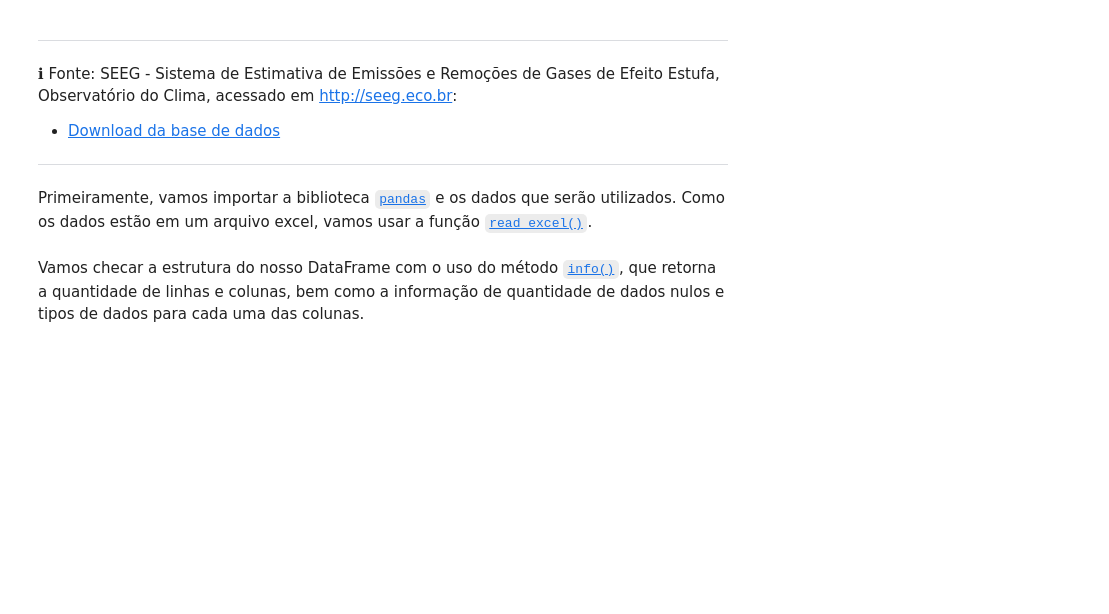
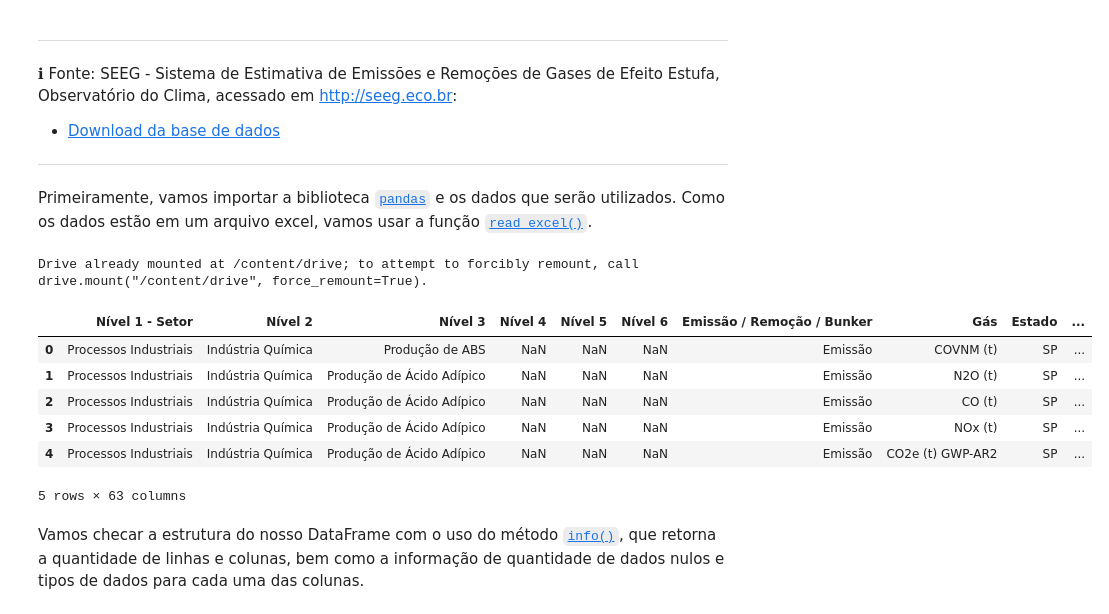
Before and after one commit to strawndri/python-ds-pandas-selecao-agrupamento-dados, a Jupyter notebook: Projeto_Python_Data_Science.ipynb, the cells around one changed output. Saved outputs shown, nothing was run; the diff lists cells and outputs as text; code cells hidden in the pictures; blank space fills up the shorter version.

```diff
--- a/Projeto_Python_Data_Science.ipynb
+++ b/Projeto_Python_Data_Science.ipynb
@@ -16,3 +16,8 @@ Vamos analisar dados de emissões de gases de efeito estufa no território brasi
 ---
 # %% [markdown]
 Primeiramente, vamos importar a biblioteca [`pandas`](https://pandas.pydata.org/docs/index.html) e os dados que serão utilizados. Como os dados estão em um arquivo excel, vamos usar a função [`read_excel()`](https://pandas.pydata.org/docs/reference/api/pandas.read_excel.html).
+# %%
+from google.colab import drive
+drive.mount('/content/drive')
+# %% [output]
+Drive already mounted at /content/drive; to attempt to forcibly remount, call drive.mount("/content/drive", force_remount=True).
@@ -19,2 +28,12 @@ Primeiramente, vamos importar a biblioteca [`pandas`](https://pandas.pydata.org/
+# %%
+emissoes_gases.head()
+# %% [output]
+|  | Nível 1 - Setor | Nível 2 | Nível 3 | Nível 4 | Nível 5 | Nível 6 | Emissão / Remoção / Bunker | Gás | Estado | ... |
+| 0 | Processos Industriais | Indústria Química | Produção de ABS | NaN | NaN | NaN | Emissão | COVNM (t) | SP | ... |
+| 1 | Processos Industriais | Indústria Química | Produção de Ácido Adípico | NaN | NaN | NaN | Emissão | N2O (t) | SP | ... |
+| 2 | Processos Industriais | Indústria Química | Produção de Ácido Adípico | NaN | NaN | NaN | Emissão | CO (t) | SP | ... |
+| 3 | Processos Industriais | Indústria Química | Produção de Ácido Adípico | NaN | NaN | NaN | Emissão | NOx (t) | SP | ... |
+| 4 | Processos Industriais | Indústria Química | Produção de Ácido Adípico | NaN | NaN | NaN | Emissão | CO2e (t) GWP-AR2 | SP | ... |
+5 rows × 63 columns
 # %% [markdown]
 Vamos checar a estrutura do nosso DataFrame com o uso do método [`info()`](https://pandas.pydata.org/docs/reference/api/pandas.DataFrame.info.html?highlight=info#pandas.DataFrame.info), que retorna a quantidade de linhas e colunas, bem como a informação de quantidade de dados nulos e tipos de dados para cada uma das colunas.
```
Also changed, not shown: parts of 11 cells of this notebook.
